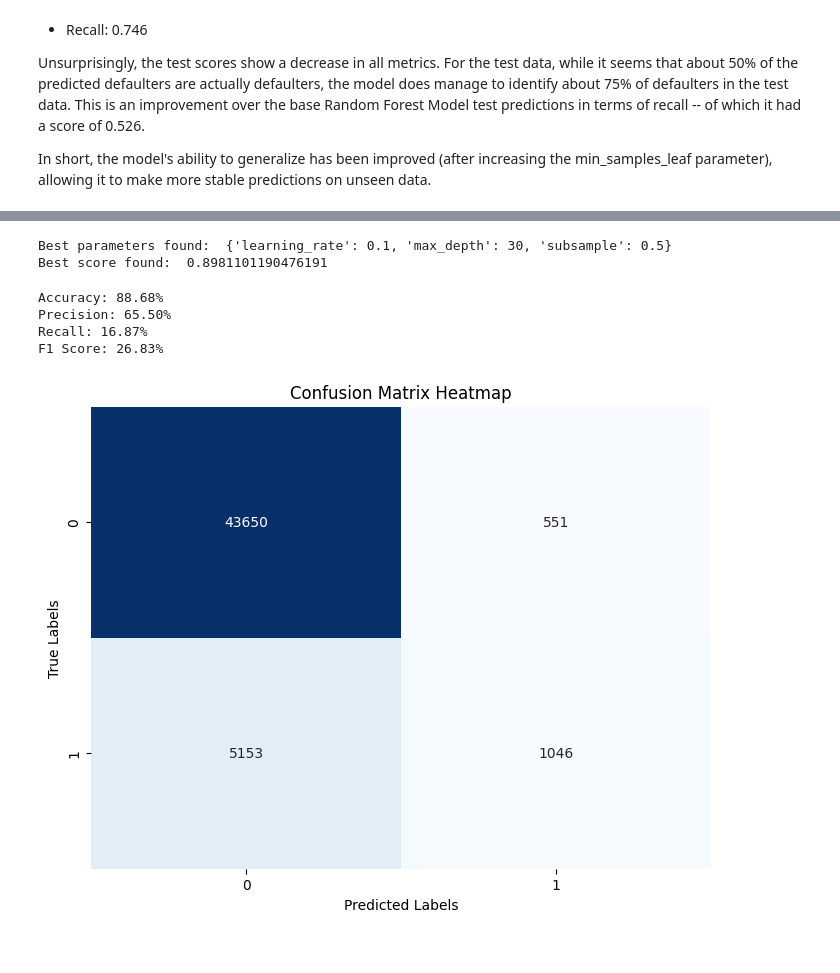
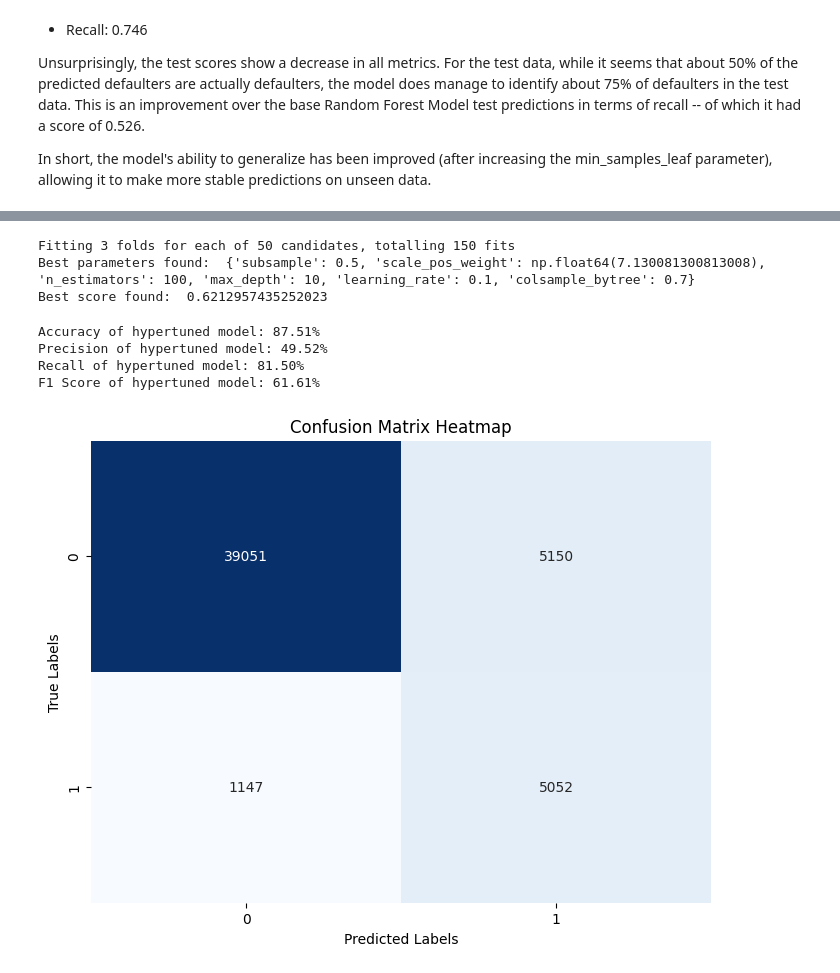
Before and after one commit to BenjaminUy/Predicting-Loan-User-Default-Risk, a Jupyter notebook: notebooks/Model_Development.ipynb, the cells around one changed output, grey strips where cells are left out. Cells and saved outputs as stored; diff of their text form; code cells hidden in the pictures.

Commit message:
Started work on XGBoost model; needs further optimizing or hypertuning to improve precision

```diff
--- a/notebooks/Model_Development.ipynb
+++ b/notebooks/Model_Development.ipynb
@@ -401,44 +433,51 @@ y_pred = clf.predict(X_test)
 # %%
+# Using RandomizedSearchCV for hyperparameter tuning
 import xgboost as xgb
-from sklearn.model_selection import GridSearchCV
+from sklearn.model_selection import RandomizedSearchCV
 
-param_grid = {
-    'max_depth': [20, 25, 30],
-    'learning_rate': [0.01, 0.1, 0.001],
-    'subsample': [0.5, 0.7, 1]
+param_dist = {
+    'max_depth': [6, 8, 10],
+    'learning_rate': [0.1, 0.01],
+    'subsample': [0.5, 0.7, 0.9],
+    'colsample_bytree': [0.5, 0.7, 0.9],
+    'n_estimators': [50, 100, 200],
+    'scale_pos_weight': [negative_to_pos_ratio]
 }
 
-model = xgb.XGBClassifier(random_state=123)
+clf = xgb.XGBClassifier(random_state=123)
 
-grid_search = GridSearchCV(estimator=model, param_grid=param_grid, cv=5, n_jobs=-1)
-grid_search.fit(X_train, y_train)
+search = RandomizedSearchCV(estimator=clf, param_distributions=param_dist,
+                            cv=3, n_iter=50, verbose=1, scoring='f1')
+search.fit(X_train, y_train)
 
-print("Best parameters found: ", grid_search.best_params_)
-print("Best score found: ", grid_search.best_score_)
+print("Best parameters found: ", search.best_params_)
+print("Best score found: ", search.best_score_)
+
+best_model = search.best_estimator_
 # %% [output]
-Best parameters found:  {'learning_rate': 0.1, 'max_depth': 30, 'subsample': 0.5}
-Best score found:  0.8981101190476191
+Fitting 3 folds for each of 50 candidates, totalling 150 fits
+Best parameters found:  {'subsample': 0.5, 'scale_pos_weight': np.float64(7.130081300813008), 'n_estimators': 100, 'max_depth': 10, 'learning_rate': 0.1, 'colsample_bytree': 0.7}
+Best score found:  0.6212957435252023
 # %%
-import matplotlib.pyplot as plt
-import seaborn as sns
+y_pred_test = best_model.predict(X_test)
 
-print(f"Accuracy: {accuracy_score(y_test, y_pred) * 100:.2f}%")
-print(f"Precision: {precision_score(y_test, y_pred) * 100:.2f}%")
-print(f"Recall: {recall_score(y_test, y_pred) * 100:.2f}%")
-print(f"F1 Score: {f1_score(y_test, y_pred) * 100:.2f}%")
+print(f"Accuracy of hypertuned model: {accuracy_score(y_test, y_pred_test) * 100:.2f}%")
+print(f"Precision of hypertuned model: {precision_score(y_test, y_pred_test) * 100:.2f}%")
+print(f"Recall of hypertuned model: {recall_score(y_test, y_pred_test) * 100:.2f}%")
+print(f"F1 Score of hypertuned model: {f1_score(y_test, y_pred_test) * 100:.2f}%")
 
-conf_matrix = confusion_matrix(y_test, y_pred)
+conf_matrix = confusion_matrix(y_test, y_pred_test)
 plt.figure(figsize=(8,6))
 sns.heatmap(conf_matrix, annot=True, fmt='g', cmap='Blues', cbar=False,
             xticklabels=y.unique(), yticklabels=y.unique())
 
 plt.title('Confusion Matrix Heatmap')
 plt.xlabel('Predicted Labels')
 plt.ylabel('True Labels')
 plt.show()
 # %% [output]
-Accuracy: 88.68%
-Precision: 65.50%
-Recall: 16.87%
-F1 Score: 26.83%
+Accuracy of hypertuned model: 87.51%
+Precision of hypertuned model: 49.52%
+Recall of hypertuned model: 81.50%
+F1 Score of hypertuned model: 61.61%
-[figure, old version]
+[figure, new version]
```
Also changed, not shown: parts of 11 cells of this notebook.
